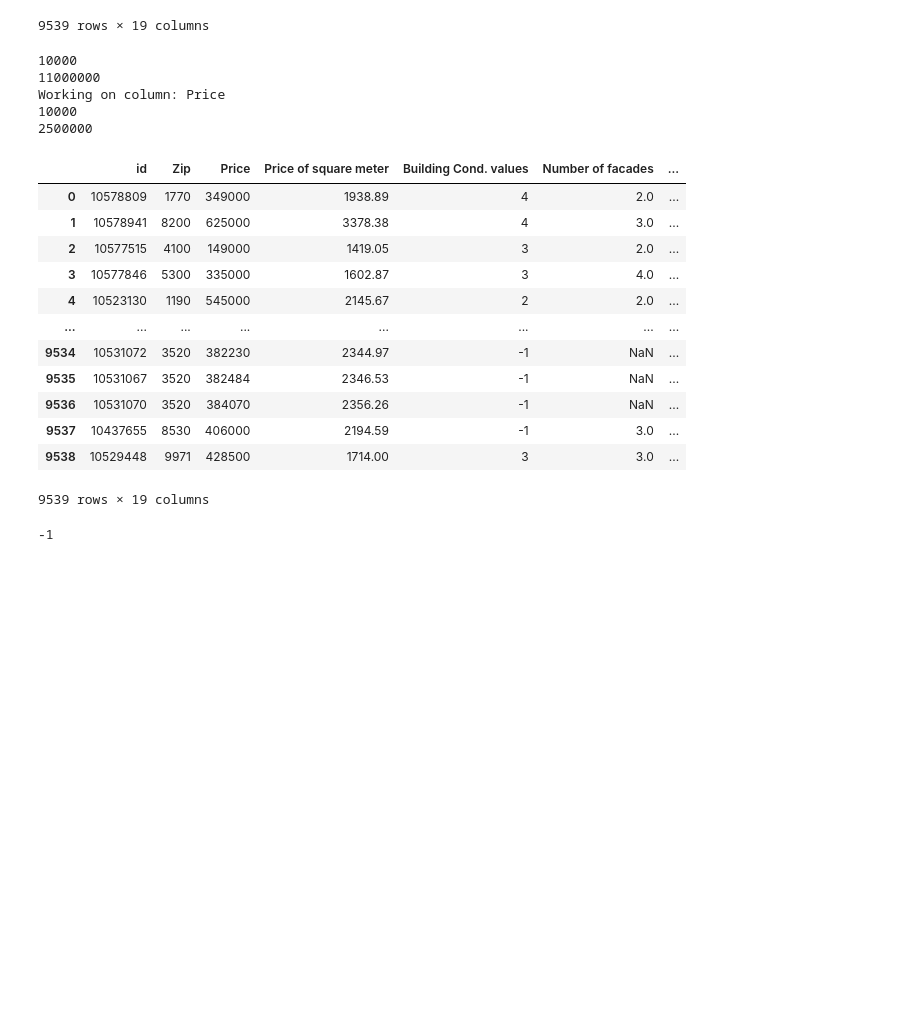
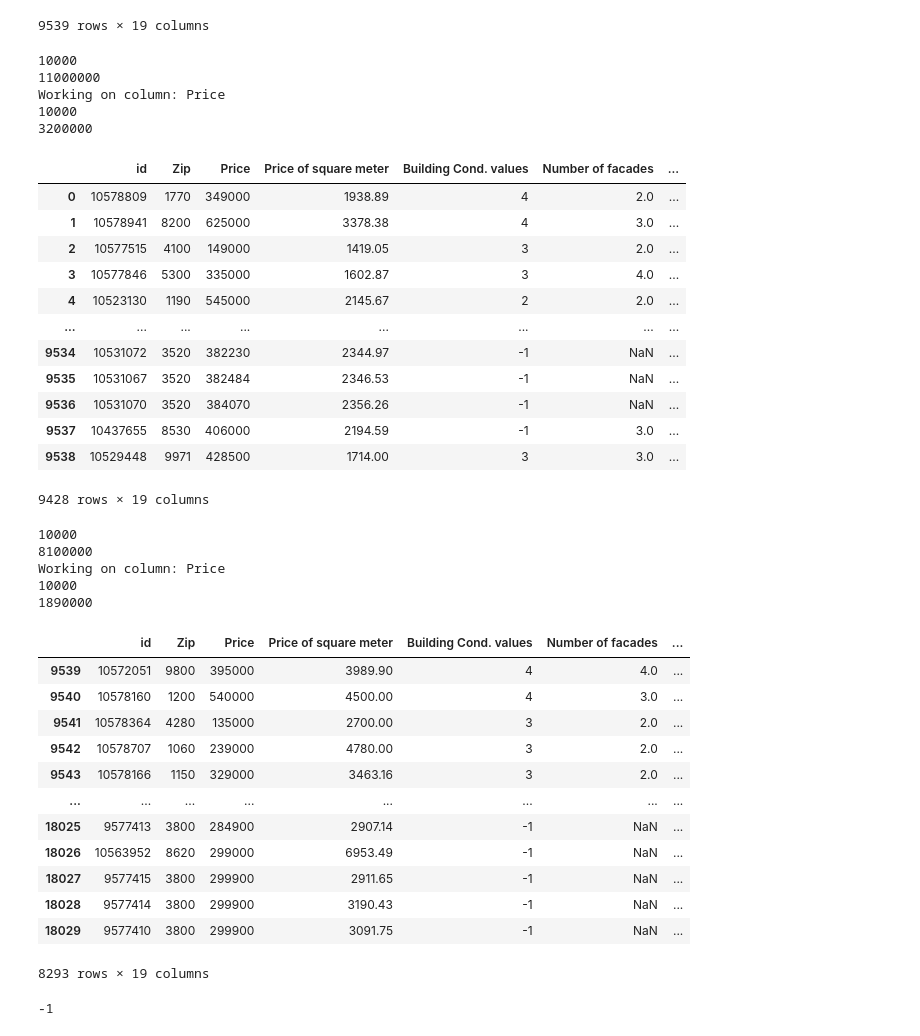
Before and after one commit to melikkekaya/challenge-data-analysis, a Jupyter notebook: sarkisvisual.ipynb, the cells around one changed output. Cells and saved outputs as stored; diff of their text form; code cells hidden in the pictures; blank space fills up the shorter version.

Commit message:
updated outliers

```diff
--- a/sarkisvisual.ipynb
+++ b/sarkisvisual.ipynb
@@ -115,18 +115,18 @@ def remove_outliers(df: pd.DataFrame, columns: List[str], n_std: int) -> pd.Data
 
     return df
 
-new_housedf = remove_outliers(housedf, ['Price'], 3)
+new_housedf = remove_outliers(housedf, ['Price'], 4)
 
 print(new_housedf['Price'].min())
 print(new_housedf['Price'].max())
 
-housedf
+new_housedf
 # %% [output]
 10000
 11000000
 Working on column: Price
 10000
-2500000
+3200000
 |  | id | Zip | Price | Price of square meter | Building Cond. values | Number of facades | ... |
 | 0 | 10578809 | 1770 | 349000 | 1938.89 | 4 | 2.0 | ... |
 | 1 | 10578941 | 8200 | 625000 | 3378.38 | 4 | 3.0 | ... |
@@ -139,7 +139,36 @@ Working on column: Price
 | 9536 | 10531070 | 3520 | 384070 | 2356.26 | -1 | NaN | ... |
 | 9537 | 10437655 | 8530 | 406000 | 2194.59 | -1 | 3.0 | ... |
 | 9538 | 10529448 | 9971 | 428500 | 1714.00 | 3 | 3.0 | ... |
-9539 rows × 19 columns
+9428 rows × 19 columns
+# %%
+print(apartdf['Price'].min())
+print(apartdf['Price'].max())
+
+new_apartdf = remove_outliers(apartdf, ['Price'], 3)
+
+print(new_apartdf['Price'].min())
+print(new_apartdf['Price'].max())
+
+new_apartdf
+# %% [output]
+10000
+8100000
+Working on column: Price
+10000
+1890000
+|  | id | Zip | Price | Price of square meter | Building Cond. values | Number of facades | ... |
+| 9539 | 10572051 | 9800 | 395000 | 3989.90 | 4 | 4.0 | ... |
+| 9540 | 10578160 | 1200 | 540000 | 4500.00 | 4 | 3.0 | ... |
+| 9541 | 10578364 | 4280 | 135000 | 2700.00 | 3 | 2.0 | ... |
+| 9542 | 10578707 | 1060 | 239000 | 4780.00 | 3 | 2.0 | ... |
+| 9543 | 10578166 | 1150 | 329000 | 3463.16 | 3 | 2.0 | ... |
+| ... | ... | ... | ... | ... | ... | ... | ... |
+| 18025 | 9577413 | 3800 | 284900 | 2907.14 | -1 | NaN | ... |
+| 18026 | 10563952 | 8620 | 299000 | 6953.49 | -1 | NaN | ... |
+| 18027 | 9577415 | 3800 | 299900 | 2911.65 | -1 | NaN | ... |
+| 18028 | 9577414 | 3800 | 299900 | 3190.43 | -1 | NaN | ... |
+| 18029 | 9577410 | 3800 | 299900 | 3091.75 | -1 | NaN | ... |
+8293 rows × 19 columns
 # %%
 def add(a,b):
     result = a + b
```
